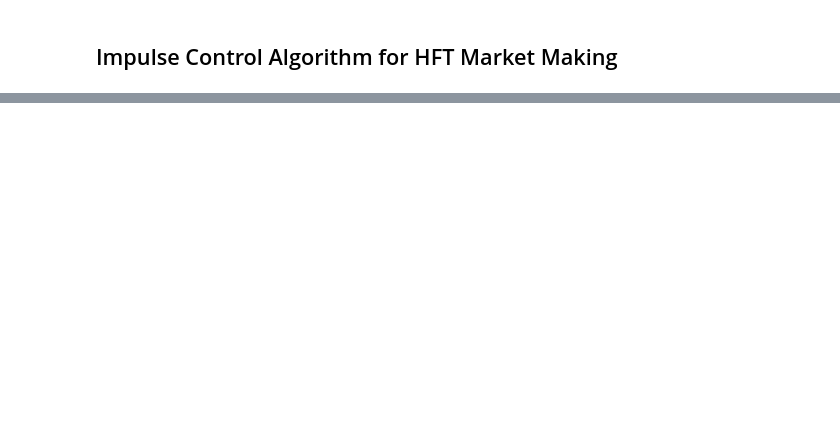
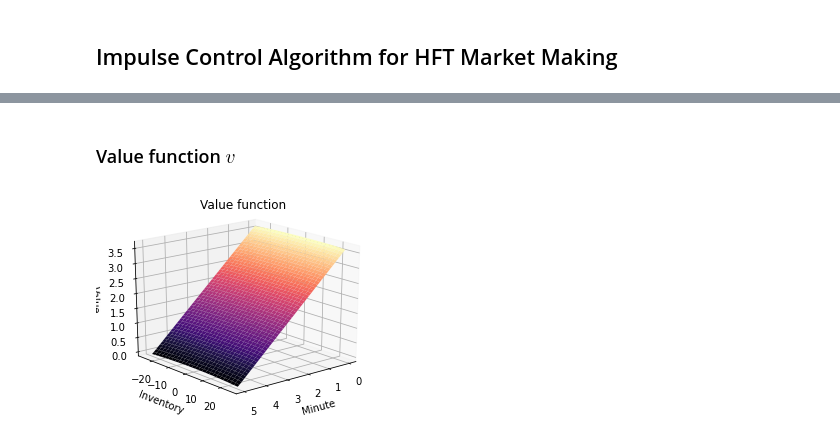
Before and after one commit to jshellen/HFT, a Jupyter notebook: notebook.ipynb, the cells around one changed output, grey strips where cells are left out. Saved outputs shown, nothing was run; the diff lists cells and outputs as text; code cells hidden in the pictures; blank space fills up the shorter version.

```diff
--- a/notebook.ipynb
+++ b/notebook.ipynb
@@ -25,0 +71,37 @@ The problem above may be solved as a HJB-QVI problem where we decide between (1)
+# %%
+
+lambda_m = 50  # Number of market order arrivals per minute on the bid
+lambda_p = 50  # Number of market order arrivals per minute on the ask
+kappa_m = 100  # Decay parameter for "fill rate" on the bid
+kappa_p = 100  # Decay parameter for "fill rate" on the ask
+delta = 0
+phi = 0.000001 # running inventory penalty parameter (try changing me!)
+alpha = 0.0001 # terminal inventory penalty parameter (try changing me!)
+q_min = -25    # largest allowed short position
+q_max = 25     # largest allowed long position
+cost = 0.001   # trading cost per market order
+
+# We solve the model for 5 minute chunks. T
+T = 5 # minutes
+n = 5*60 # one step per second
+# %%
+parameters = MM_Model_Parameters(lambda_m, lambda_p ,kappa_m, kappa_p, delta,
+                                   phi, alpha, q_min, q_max, T, cost)
+
+impulses, model = AS3P_Finite_Difference_Solver.solve(parameters, N_steps=n)
+# %% [markdown]
+### Value function $v$
+# %%
+# Plot the value function
+Y = model.q_grid
+X = model.t_grid
+X, Y = np.meshgrid(X,Y)
+f = pp.figure(figsize=[5, 4]);
+pp3d = pp.axes(projection="3d", elev=20, azim=50);
+pp3d.set_title("Value function");
+pp3d.set_xlabel("Minute");
+pp3d.set_ylabel("Inventory");
+pp3d.set_zlabel("Value");
+pp3d.plot_surface(X, Y, model.h, cmap='magma');
+# %% [output]
+[figure, added]
```
Also changed, not shown: parts of 4 cells of this notebook.
